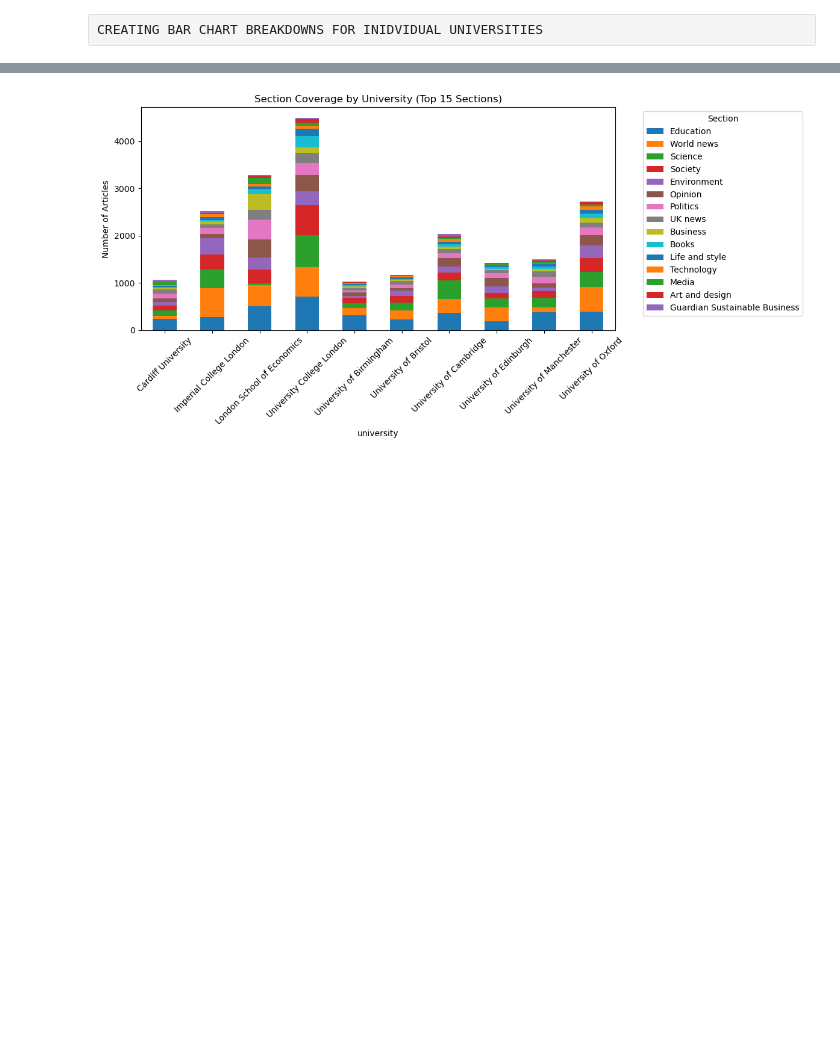
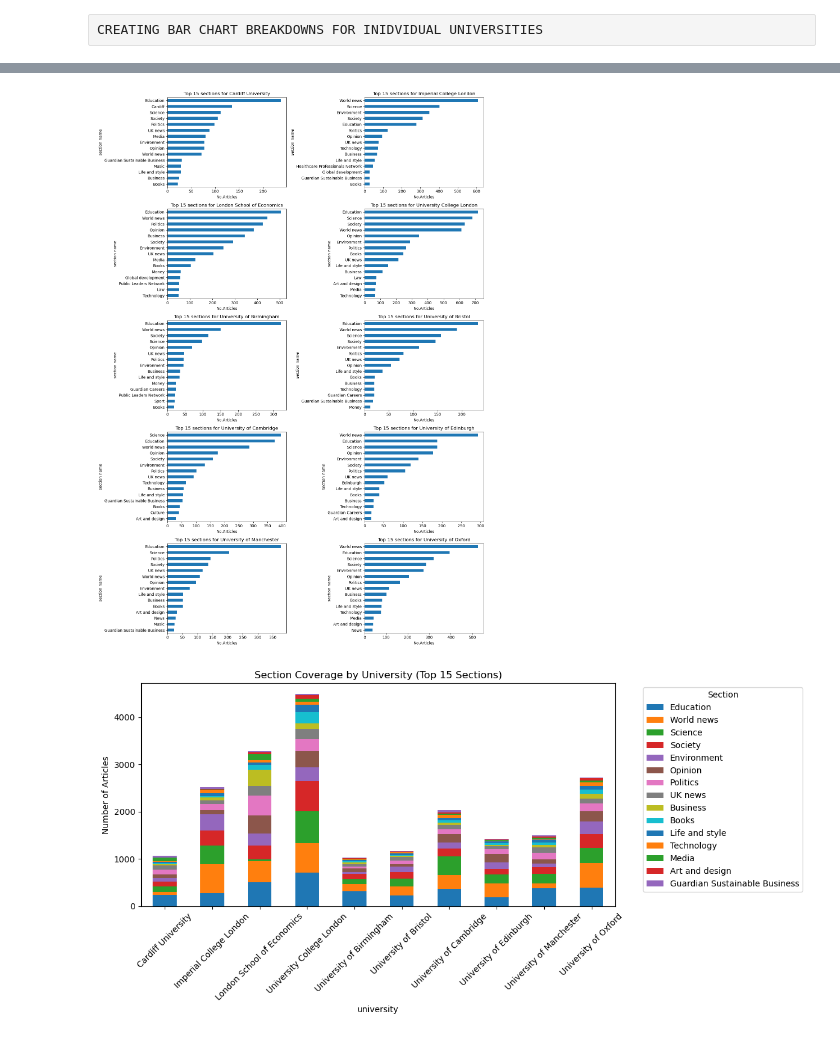
Before and after one commit to ruoxuannn/st115-guardian-project, a Jupyter notebook: shrinithi_themes.ipynb, the cells around one changed output, grey strips where cells are left out. Saved outputs shown, nothing was run; the diff lists cells and outputs as text; code cells hidden in the pictures; blank space fills up the shorter version.

```diff
--- a/shrinithi_themes.ipynb
+++ b/shrinithi_themes.ipynb
@@ -91,17 +91,3 @@ uni_section
 10 rows × 105 columns
 # %% [raw]
 CREATING BAR CHART BREAKDOWNS FOR INIDVIDUAL UNIVERSITIES
-# %%
-#section breakdown for all unis in dataset
-unis = uni_section.index
-
-for i in unis:
-    data = uni_section.loc[i]
-    top15 = data.sort_values(ascending=False).head(15)
-
-    top15.sort_values().plot(kind='barh')
-    plt.title(f"Top 15 sections for {i}")
-    plt.xlabel("No. Articles")
-    plt.ylabel("Section Name")
-    plt.tight_layout()
-    plt.show()
@@ -120,3 +94,28 @@ The history saving thread hit an unexpected error (OperationalError('attempt to
+# %%
+import math
+
+#putting bar charts side by side to visualise better
+unis = uni_section.index
+
+COLS = 2
+rows = math.ceil(len(unis) / COLS)
+
+fig, axes = plt.subplots(rows, COLS, figsize=(14, rows * 4))
+axes = axes.flatten()
+
+for i, uni in enumerate(unis):
+    data = uni_section.loc[uni]
+    top15 = data.sort_values(ascending=False).head(15)
+
+    top15.sort_values().plot(kind='barh', ax=axes[i])
+    axes[i].set_title(f"Top 15 sections for {uni}")
+    axes[i].set_xlabel("No.Articles")
+    axes[i].set_ylabel("section name")
+
+plt.tight_layout()
+plt.show()
+# %% [output]
+[figure, added]
 # %%
 #need to put them all into one and colour coded so that it is easier to compare
 
```
Also changed, not shown: parts of 6 cells of this notebook.
